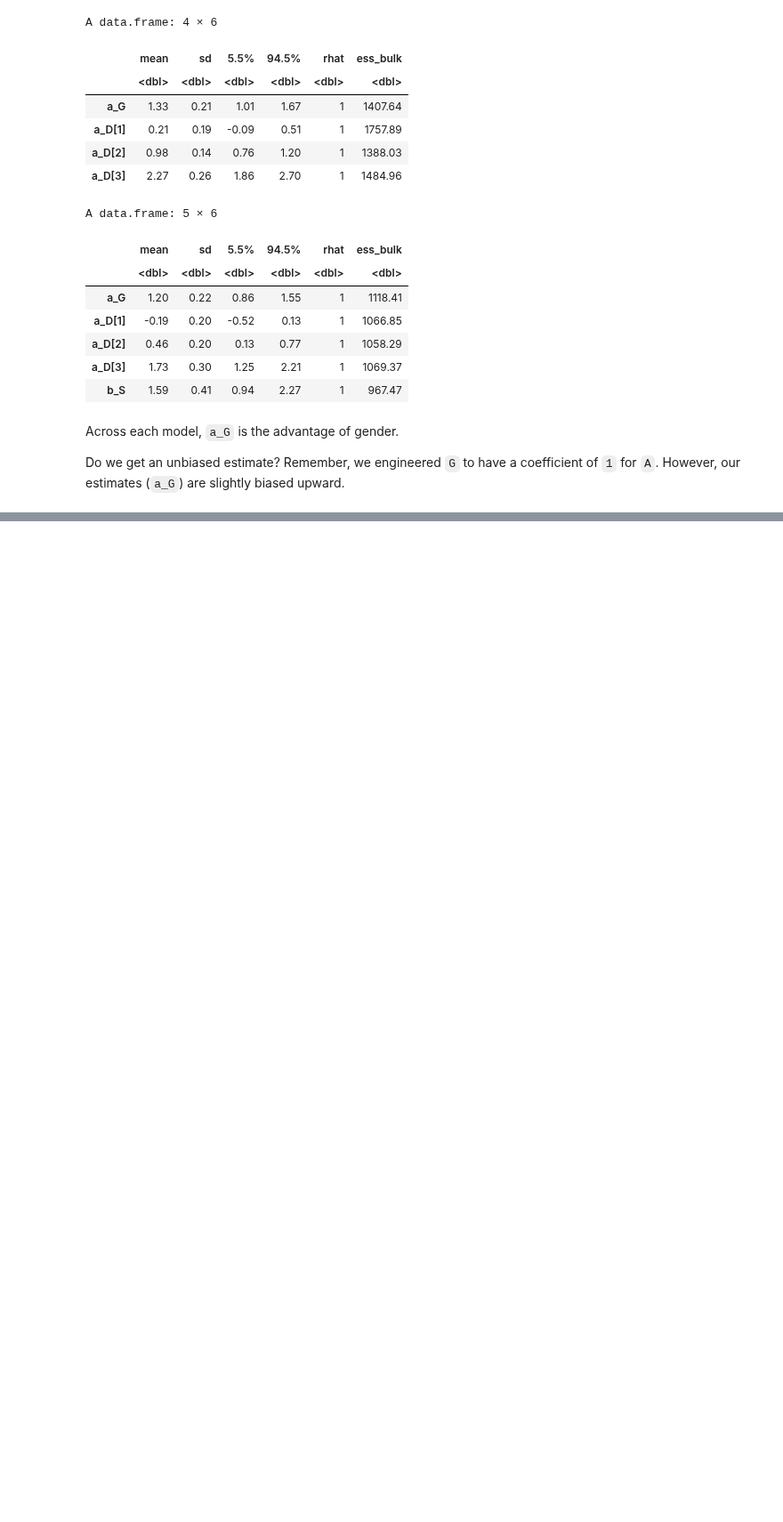
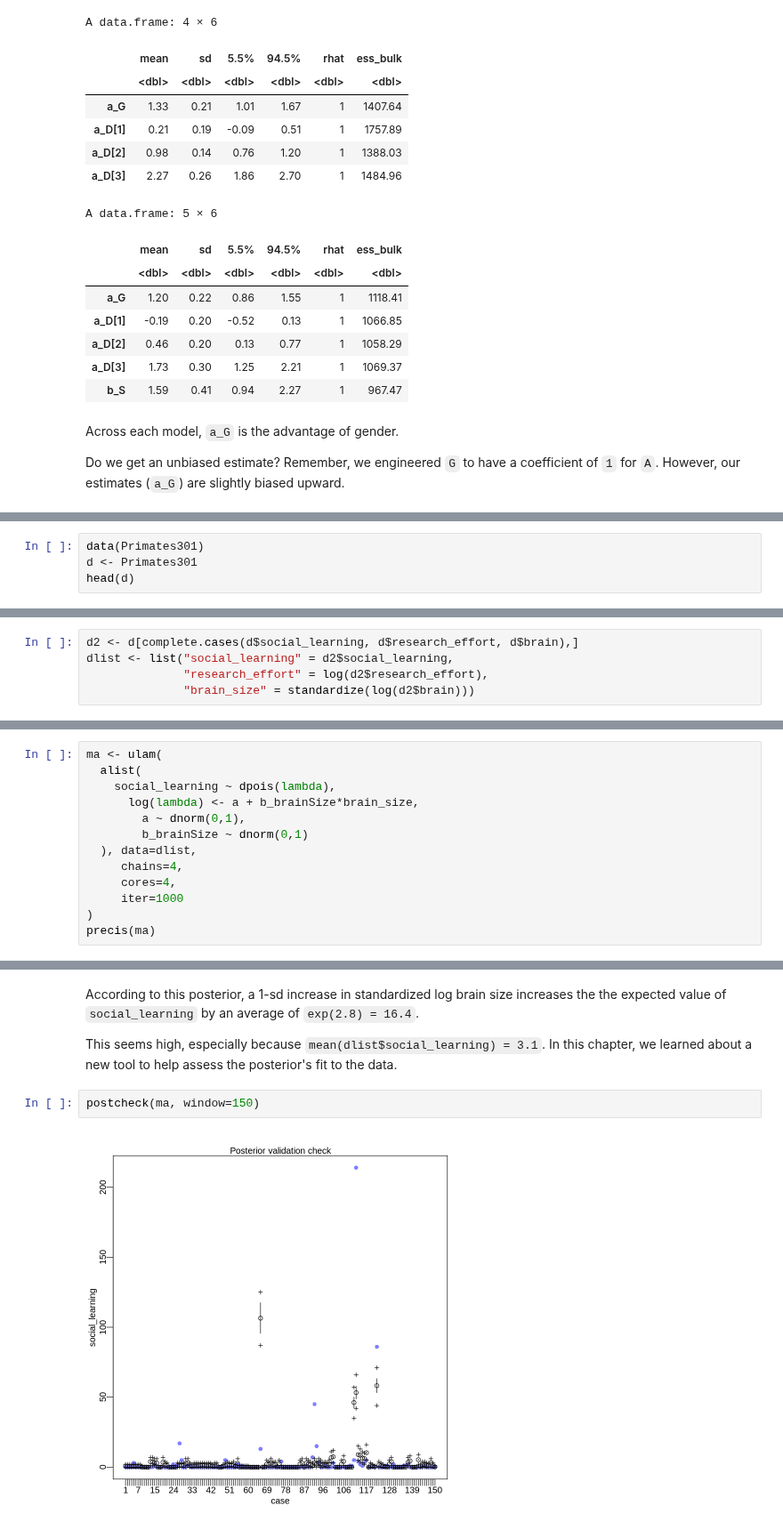
Before and after one commit to nicklausmillican/StatisticalRethinkingIISolutions, a Jupyter notebook: StatisticalRethinkingSolutions2_Ch11.ipynb, the cells around one changed output, grey strips where cells are left out. Shown at 89% size. Cells and saved outputs as stored; diff of their text form; blank space fills up the shorter version.

```diff
--- a/StatisticalRethinkingSolutions2_Ch11.ipynb
+++ b/StatisticalRethinkingSolutions2_Ch11.ipynb
@@ -1550,0 +1564,4 @@ Do we get an unbiased estimate?  Remember, we engineered `G` to have a coefficie
+# %%
+data(Primates301)
+d <- Primates301
+head(d)
@@ -1550,0 +1580,5 @@ Do we get an unbiased estimate?  Remember, we engineered `G` to have a coefficie
+# %%
+d2 <- d[complete.cases(d$social_learning, d$research_effort, d$brain),]
+dlist <- list("social_learning" = d2$social_learning,
+              "research_effort" = log(d2$research_effort),
+              "brain_size" = standardize(log(d2$brain)))
@@ -1550,0 +1589,13 @@ Do we get an unbiased estimate?  Remember, we engineered `G` to have a coefficie
+# %%
+ma <- ulam(
+  alist(
+    social_learning ~ dpois(lambda),
+      log(lambda) <- a + b_brainSize*brain_size,
+        a ~ dnorm(0,1),
+        b_brainSize ~ dnorm(0,1)
+  ), data=dlist,
+     chains=4,
+     cores=4,
+     iter=1000
+)
+precis(ma)
@@ -1550,0 +1625,8 @@ Do we get an unbiased estimate?  Remember, we engineered `G` to have a coefficie
+# %% [markdown]
+According to this posterior, a 1-sd increase in standardized log brain size increases the the expected value of `social_learning` by an average of `exp(2.8) = 16.4`.
+
+This seems high, especially because `mean(dlist$social_learning) = 3.1`.  In this chapter, we learned about a new tool to help assess the posterior's fit to the data.
+# %%
+postcheck(ma, window=150)
+# %% [output]
+[figure, added]
```
Also changed, not shown: parts of 10 cells of this notebook.
